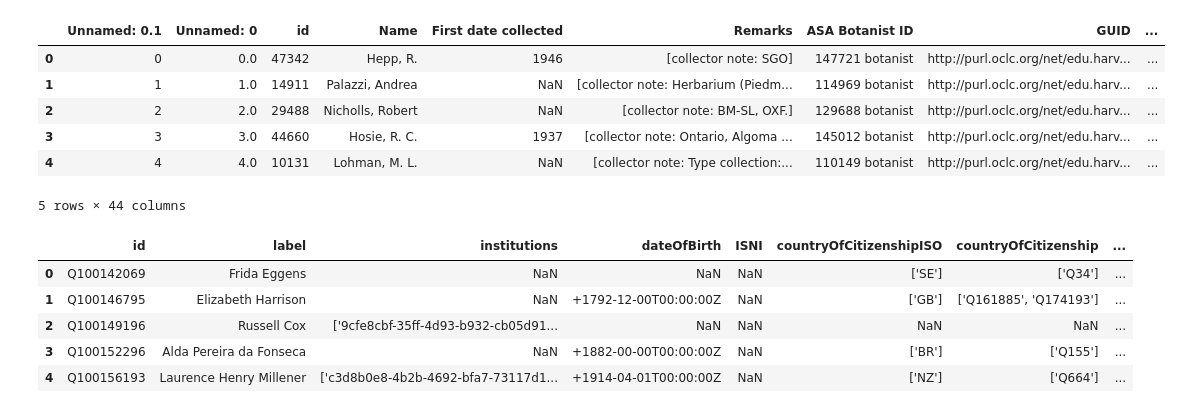
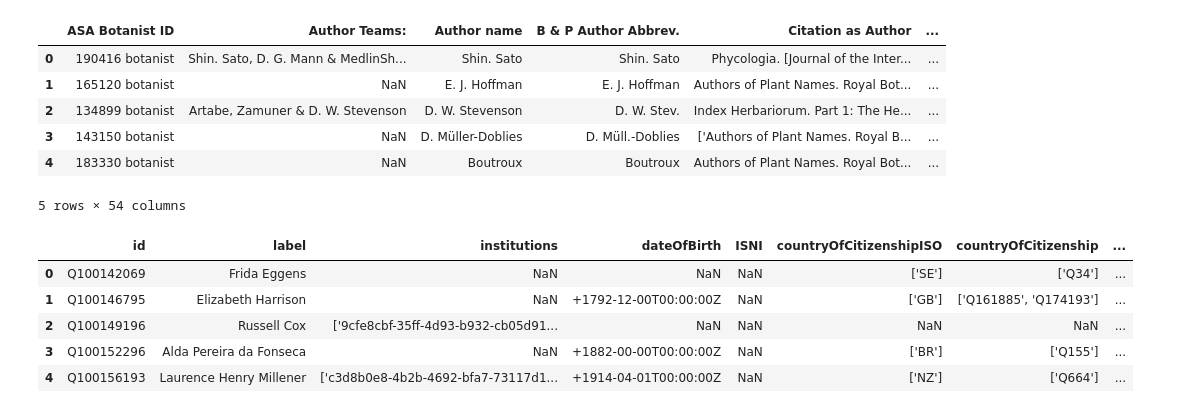
Before and after one commit to NaturalHistoryMuseum/PKB, a Jupyter notebook: pkb/tasks/notebooks/people_data_prepare.ipynb, the cells around one changed output. Saved outputs shown, nothing was run; the diff lists cells and outputs as text; code cells hidden in the pictures.

```diff
--- a/pkb/tasks/notebooks/people_data_prepare.ipynb
+++ b/pkb/tasks/notebooks/people_data_prepare.ipynb
@@ -34,22 +35,23 @@ gc.collect()
 # %%
 # file1 = 'C:/Users/qiang/Documents/coding/harvard-individuals.csv' ## Windows file location, harvard index collector
-## file1 = '~/Downloads/harvard-individuals.csv'  ## macOS file location, harvard index collector
-file1 = '~/Downloads/harvard-index-collectors.csv'
+# file1 = '~/Downloads/harvard-individuals.csv'  ## macOS file location, harvard index collector
+# file1 = '~/Downloads/harvard-index-collectors.csv'
+file1 = '~/Downloads/harvard-collectors.csv'
 harvard_data = pd.read_csv(file1,chunksize=10000,encoding='utf-8',on_bad_lines='skip',engine='python')
 harvard_data = pd.concat(harvard_data)
 harvard_columns = harvard_data.columns.tolist()
-harvard_data.rename(columns={harvard_columns[8]:'labelName'}, inplace=True) ## to avoid special character in colNames
+# harvard_data.rename(columns={harvard_columns[8]:'labelName'}, inplace=True) ## to avoid special character in colNames
 
 harvard_columns = harvard_data.columns.tolist()   ## load content into list
 harvard_data.head()
 # %% [output]
-|  | Unnamed: 0.1 | Unnamed: 0 | id | Name | First date collected | Remarks | ASA Botanist ID | GUID | ... |
-| 0 | 0 | 0.0 | 47342 | Hepp, R. | 1946 | [collector note: SGO] | 147721 botanist | http://purl.oclc.org/net/edu.harv... | ... |
-| 1 | 1 | 1.0 | 14911 | Palazzi, Andrea | NaN | [collector note: Herbarium (Piedm... | 114969 botanist | http://purl.oclc.org/net/edu.harv... | ... |
-| 2 | 2 | 2.0 | 29488 | Nicholls, Robert | NaN | [collector note: BM-SL, OXF.] | 129688 botanist | http://purl.oclc.org/net/edu.harv... | ... |
-| 3 | 3 | 3.0 | 44660 | Hosie, R. C. | 1937 | [collector note: Ontario, Algoma ... | 145012 botanist | http://purl.oclc.org/net/edu.harv... | ... |
-| 4 | 4 | 4.0 | 10131 | Lohman, M. L. | NaN | [collector note: Type collection:... | 110149 botanist | http://purl.oclc.org/net/edu.harv... | ... |
+|  | ASA Botanist ID | Author Teams: | Author name | B & P Author Abbrev. | Citation as Author | ... |
+| 0 | 190416 botanist | Shin. Sato, D. G. Mann & MedlinSh... | Shin. Sato | Shin. Sato | Phycologia. [Journal of the Inter... | ... |
+| 1 | 165120 botanist | NaN | E. J. Hoffman | E. J. Hoffman | Authors of Plant Names. Royal Bot... | ... |
+| 2 | 134899 botanist | Artabe, Zamuner & D. W. Stevenson | D. W. Stevenson | D. W. Stev. | Index Herbariorum. Part 1: The He... | ... |
+| 3 | 143150 botanist | NaN | D. Müller-Doblies | D. Müll.-Doblies | ['Authors of Plant Names. Royal B... | ... |
+| 4 | 183330 botanist | NaN | Boutroux | Boutroux | Authors of Plant Names. Royal Bot... | ... |
-5 rows × 44 columns
+5 rows × 54 columns
 # %%
 # file2 = 'C:/Users/qiang/Documents/coding/wikidata-collectors-230615.csv'  ## Windows file location, wikipedia collector
 file2 = '~/Downloads/wikidata-collectors-230615.csv'  ## macOS file location, wikipedia collector
```
Also changed, not shown: parts of 55 cells of this notebook.
